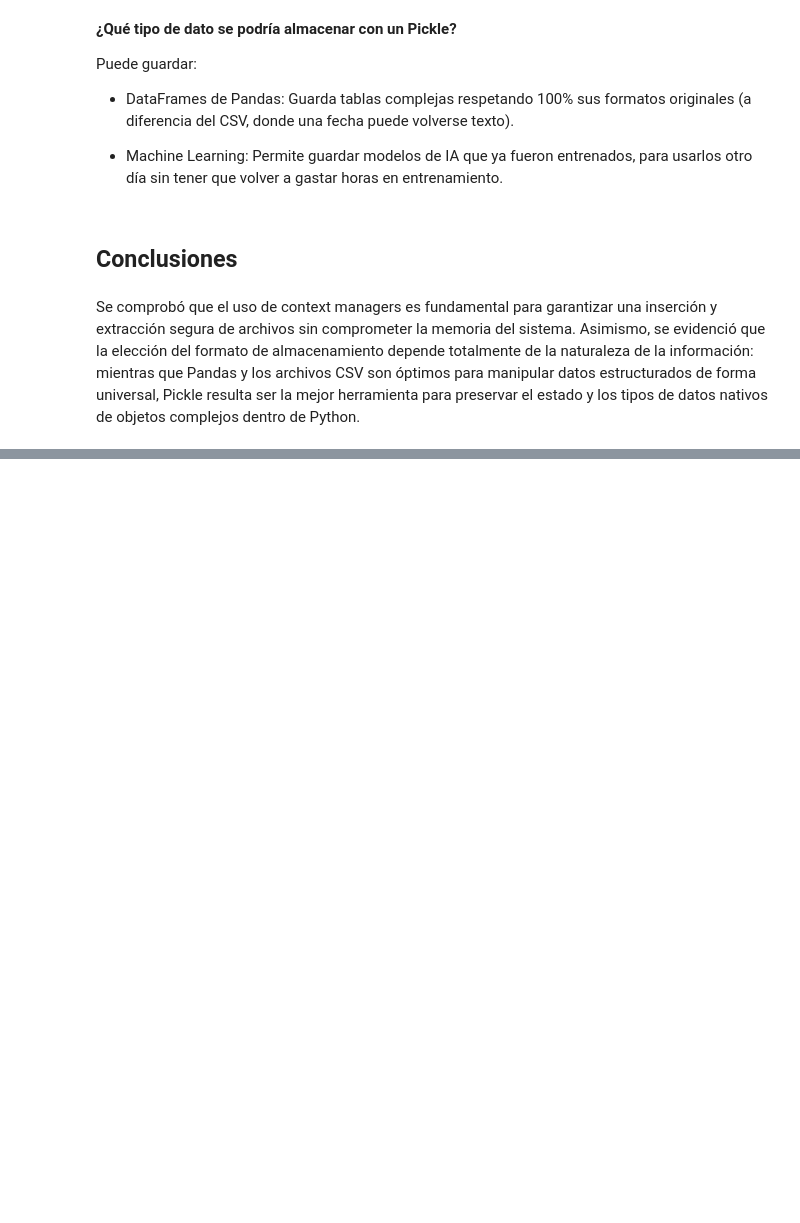
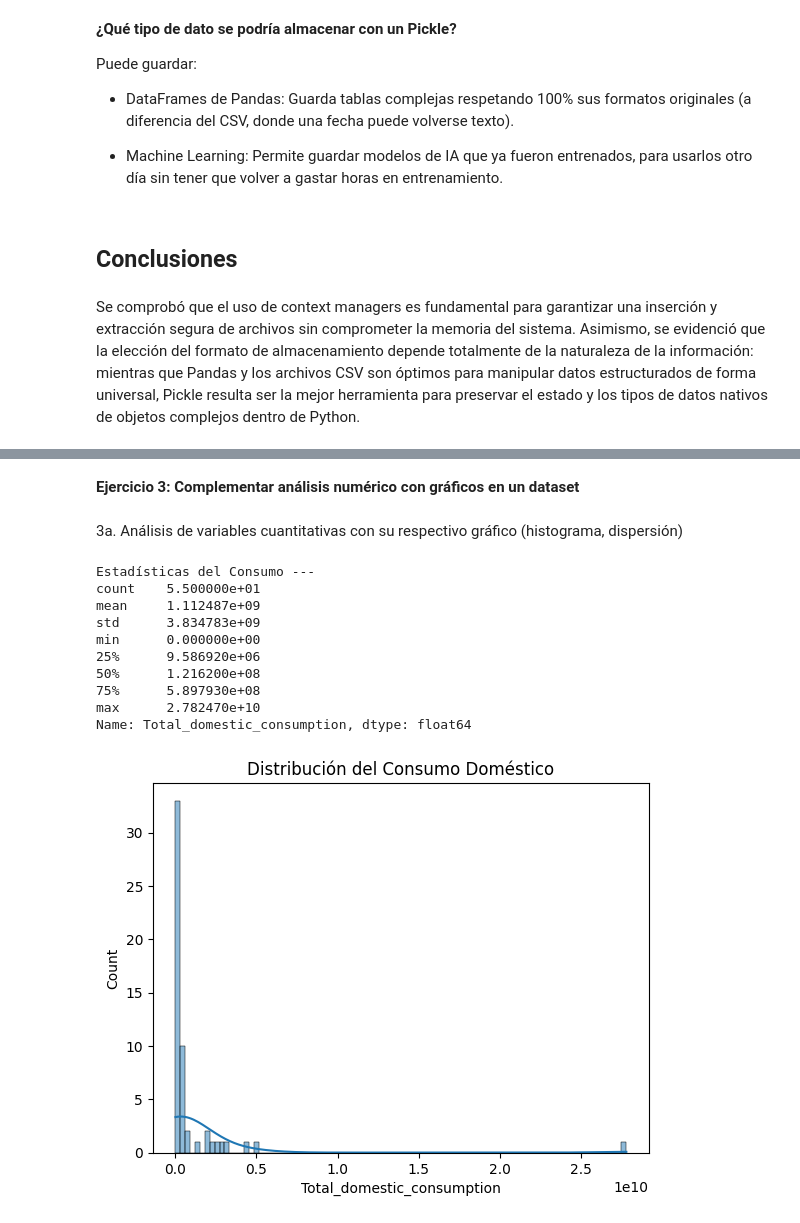
Before and after one commit to sofiabilbaocr/Intro-a-datos, a Jupyter notebook: Intro_a_datos.ipynb, the cells around one changed output, grey strips where cells are left out. Cells and saved outputs as stored; diff of their text form; code cells hidden in the pictures; blank space fills up the shorter version.

```diff
--- a/Intro_a_datos.ipynb
+++ b/Intro_a_datos.ipynb
@@ -269,0 +366,32 @@ Se comprobó que el uso de context managers es fundamental para garantizar una i
+# %% [markdown]
+**Ejercicio 3: Complementar análisis numérico con gráficos en un dataset**
+# %% [markdown]
+3a. Análisis de variables cuantitativas con su respectivo gráfico (histograma, dispersión)
+# %%
+import pandas as pd
+import matplotlib.pyplot as plt
+import seaborn as sns
+
+ruta = '/content/drive/MyDrive/Tercer semestre/Intro a datos/Archivos/Labs/Coffee_domestic_consumption.csv'
+dataset = pd.read_csv(ruta)
+
+#análisis numérico
+print("Estadísticas del Consumo ---")
+print(dataset['Total_domestic_consumption'].describe())
+
+#análisis visual
+sns.histplot(x='Total_domestic_consumption', data=dataset, kde=True)
+plt.title('Distribución del Consumo Doméstico')
+plt.show()
+# %% [output]
+Estadísticas del Consumo ---
+count    5.500000e+01
+mean     1.112487e+09
+std      3.834783e+09
+min      0.000000e+00
+25%      9.586920e+06
+50%      1.216200e+08
+75%      5.897930e+08
+max      2.782470e+10
+Name: Total_domestic_consumption, dtype: float64
+[figure, added]
```
Also changed, not shown: parts of 48 cells of this notebook.
